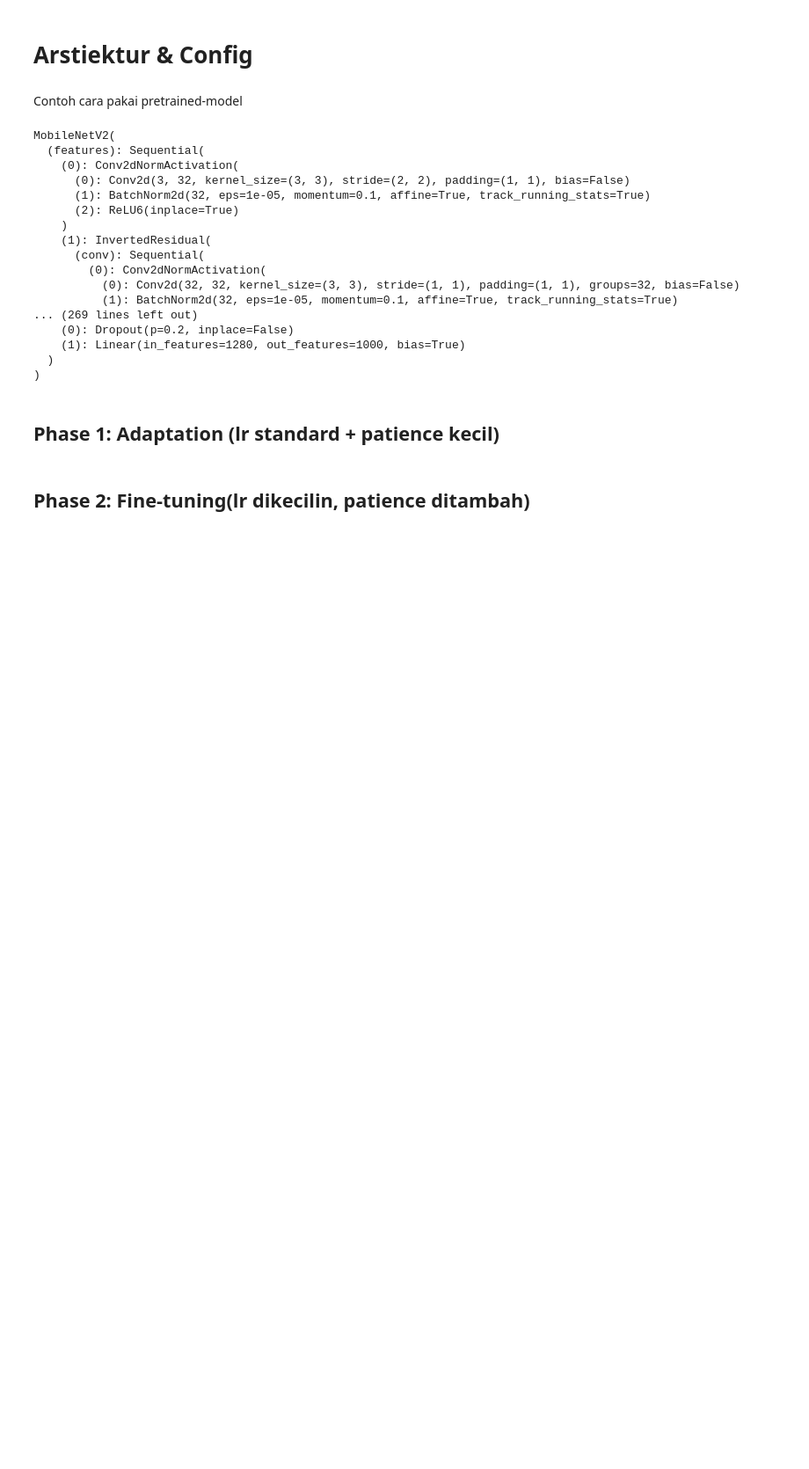
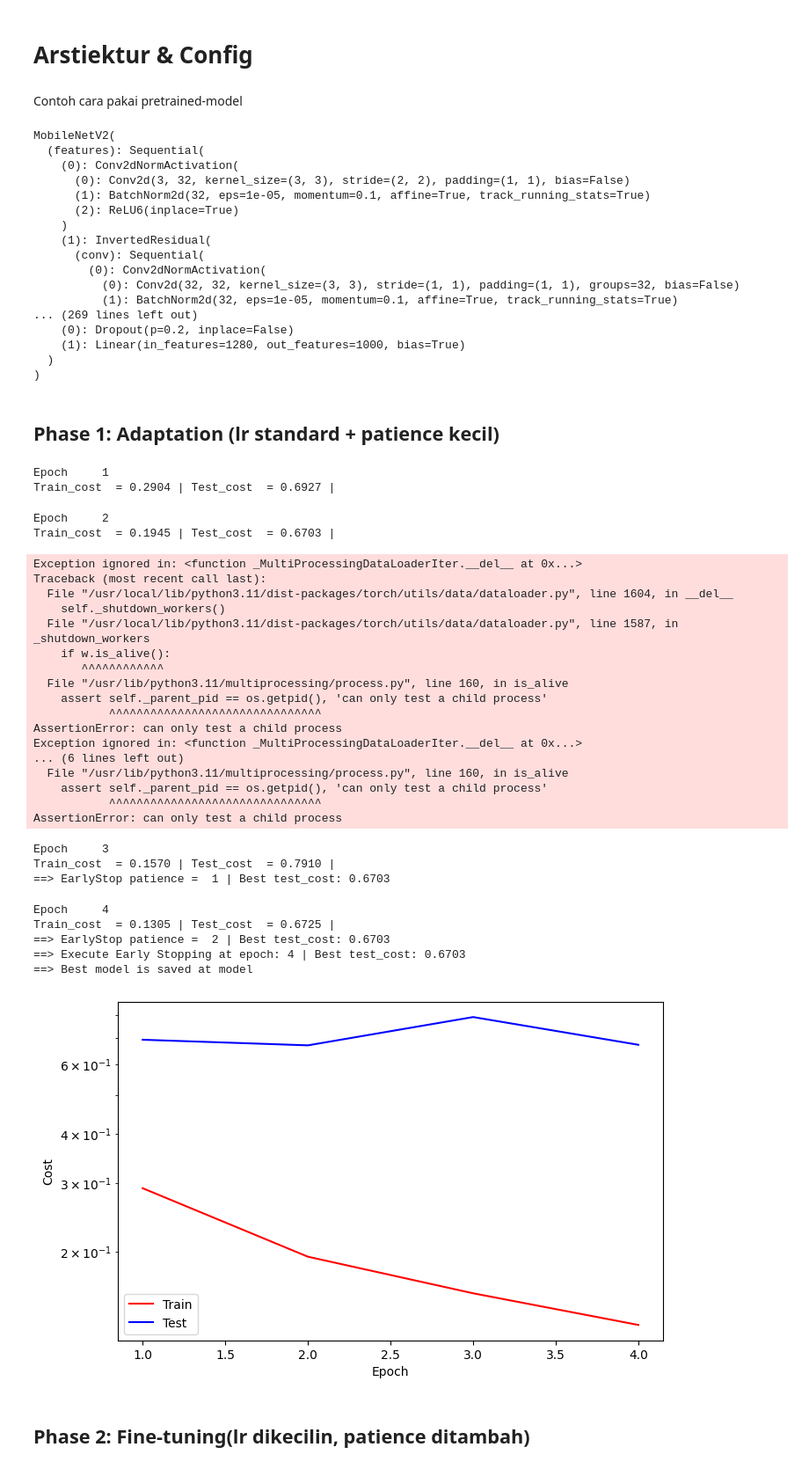
Before and after one commit to Ibnuamrithaher/Deep-Learning, a Jupyter notebook: 15 - Transfer Learning/Part 3 - Transfer Learning with PyTorch.ipynb, the cells around one changed output. Shown at 88% size. Drawn from its saved outputs; the diff is of its cells as text; code cells hidden in the pictures; blank space fills up the shorter version.

```diff
--- a/15 - Transfer Learning/Part 3 - Transfer Learning with PyTorch.ipynb
+++ b/15 - Transfer Learning/Part 3 - Transfer Learning with PyTorch.ipynb
@@ -90,7 +104,7 @@ test_transform = transforms.Compose([
 ])
 
 train_set = MultilabelDataset("data/train_label.csv","data/train/", transform=train_transform)
-trainloader = DataLoader(train_set, batch_size=bs, shuffle=True, num_workers=0)
+trainloader = DataLoader(train_set, batch_size=bs, shuffle=True, num_workers=4)
 
 test_set = MultilabelDataset("data/test_label.csv","data/test/", transform=test_transform)
 testloader = DataLoader(test_set, batch_size=bs, shuffle=True)
@@ -192,23 +206,54 @@ def loop_fn(mode, dataset, dataloader, model, criterion, optimizer, device):
     return cost
 # %%
 while True:
-    train_cost, train_score = loop_fn("train", train_set, trainloader, model, criterion, optimizer, device)
+    train_cost = loop_fn("train", train_set, trainloader, model, criterion, optimizer, device)
     with torch.no_grad():
-        test_cost, test_score = loop_fn("test", test_set, testloader, model, criterion, optimizer, device)
+        test_cost = loop_fn("test", test_set, testloader, model, criterion, optimizer, device)
 
     # Logging
     callback.log(train_cost, test_cost)
 
     # Checkpoint
     callback.save_checkpoint()
 
     # Runtime Plotting
     callback.cost_runtime_plotting()
 
     # Early Stopping
     if callback.early_stopping(model, monitor="test_cost"):
         callback.plot_cost()
         break
+# %% [output]
+Epoch     1
+Train_cost  = 0.2904 | Test_cost  = 0.6927 |
+Epoch     2
+Train_cost  = 0.1945 | Test_cost  = 0.6703 |
+Exception ignored in: <function _MultiProcessingDataLoaderIter.__del__ at 0x...>
+Traceback (most recent call last):
+  File "/usr/local/lib/python3.11/dist-packages/torch/utils/data/dataloader.py", line 1604, in __del__
+    self._shutdown_workers()
+  File "/usr/local/lib/python3.11/dist-packages/torch/utils/data/dataloader.py", line 1587, in _shutdown_workers
+    if w.is_alive():
+       ^^^^^^^^^^^^
+  File "/usr/lib/python3.11/multiprocessing/process.py", line 160, in is_alive
+    assert self._parent_pid == os.getpid(), 'can only test a child process'
+           ^^^^^^^^^^^^^^^^^^^^^^^^^^^^^^^
+AssertionError: can only test a child process
+Exception ignored in: <function _MultiProcessingDataLoaderIter.__del__ at 0x...>
+... (6 lines left out)
+  File "/usr/lib/python3.11/multiprocessing/process.py", line 160, in is_alive
+    assert self._parent_pid == os.getpid(), 'can only test a child process'
+           ^^^^^^^^^^^^^^^^^^^^^^^^^^^^^^^
+AssertionError: can only test a child process
+Epoch     3
+Train_cost  = 0.1570 | Test_cost  = 0.7910 |
+==> EarlyStop patience =  1 | Best test_cost: 0.6703
+Epoch     4
+Train_cost  = 0.1305 | Test_cost  = 0.6725 |
+==> EarlyStop patience =  2 | Best test_cost: 0.6703
+==> Execute Early Stopping at epoch: 4 | Best test_cost: 0.6703
+==> Best model is saved at model
+[figure, added]
 # %% [markdown]
 ## Phase 2: Fine-tuning(lr dikecilin, patience ditambah)
 # %%
```
Also changed, not shown: parts of 9 cells of this notebook.
